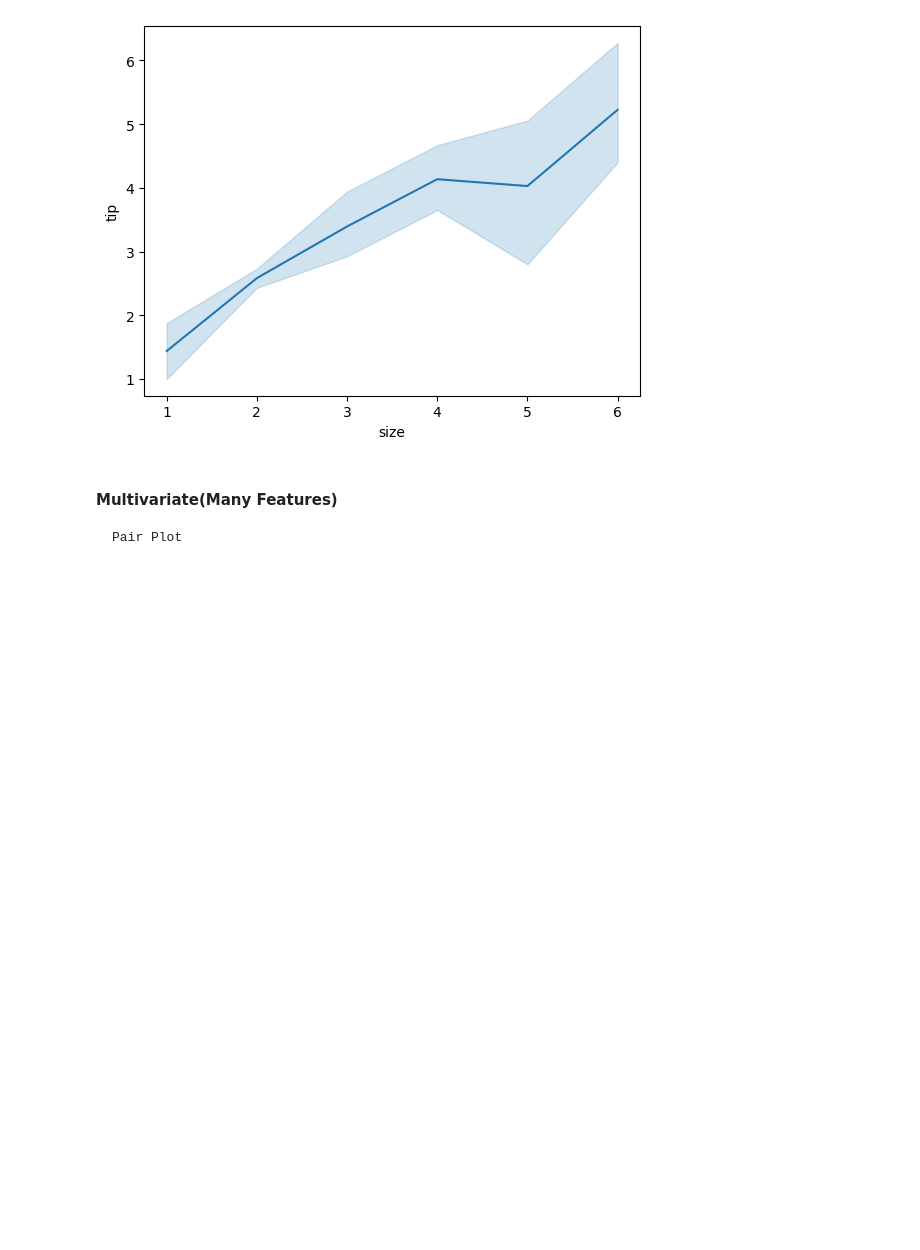
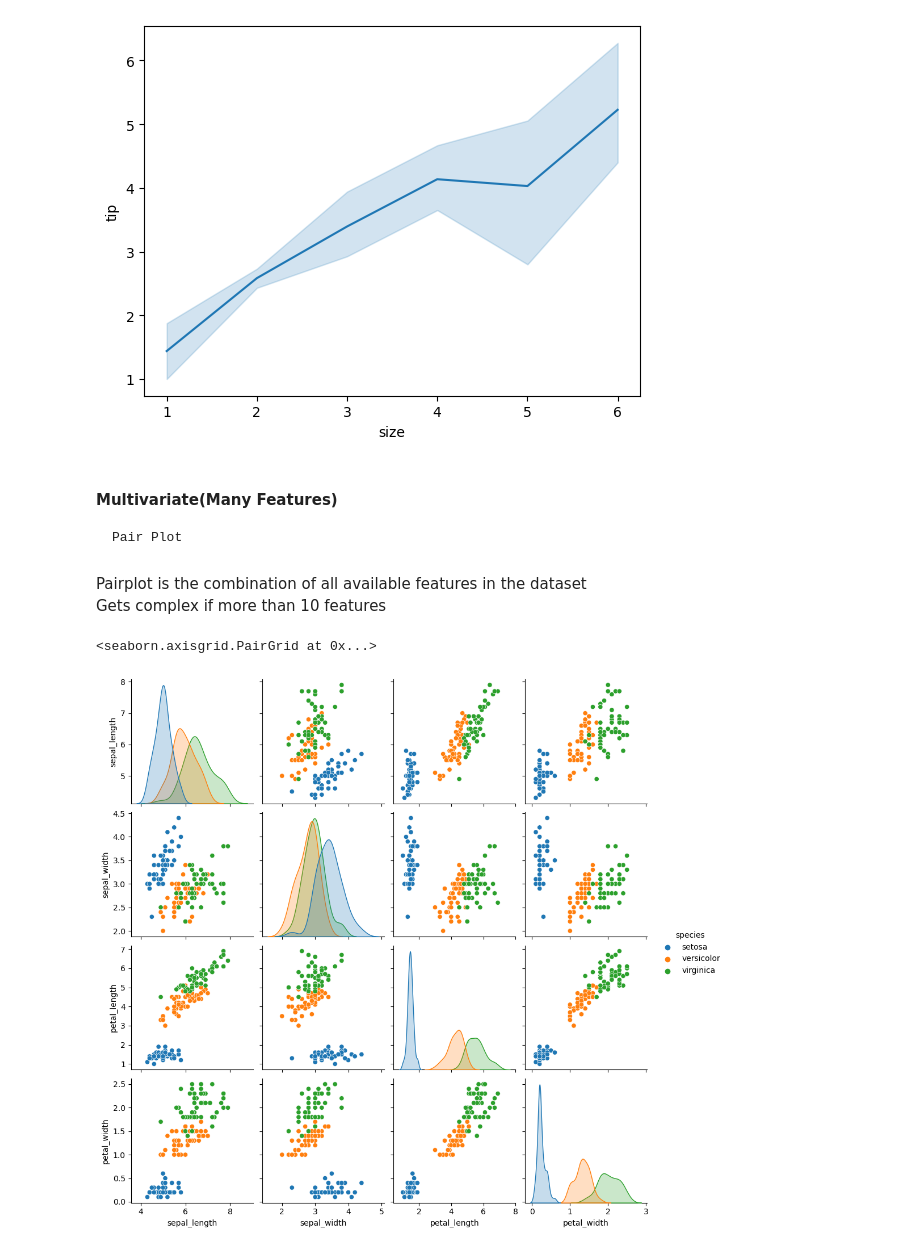
Before and after one commit to madhanl6/Seaborn_viz, a Jupyter notebook: Visualizations.ipynb, the cells around one changed output. Drawn from its saved outputs; the diff is of its cells as text; code cells hidden in the pictures; blank space fills up the shorter version.

```diff
--- a/Visualizations.ipynb
+++ b/Visualizations.ipynb
@@ -107,3 +107,11 @@ sns.lineplot(x='size', y='tip', data=df2)
 #### Multivariate(Many Features)
 
     Pair Plot
+# %% [markdown]
+Pairplot is the combination of all available features in the dataset \
+Gets complex if more than 10 features
+# %%
+sns.pairplot(data=df1,hue ='species')
+# %% [output]
+<seaborn.axisgrid.PairGrid at 0x...>
+[figure, added]
```
